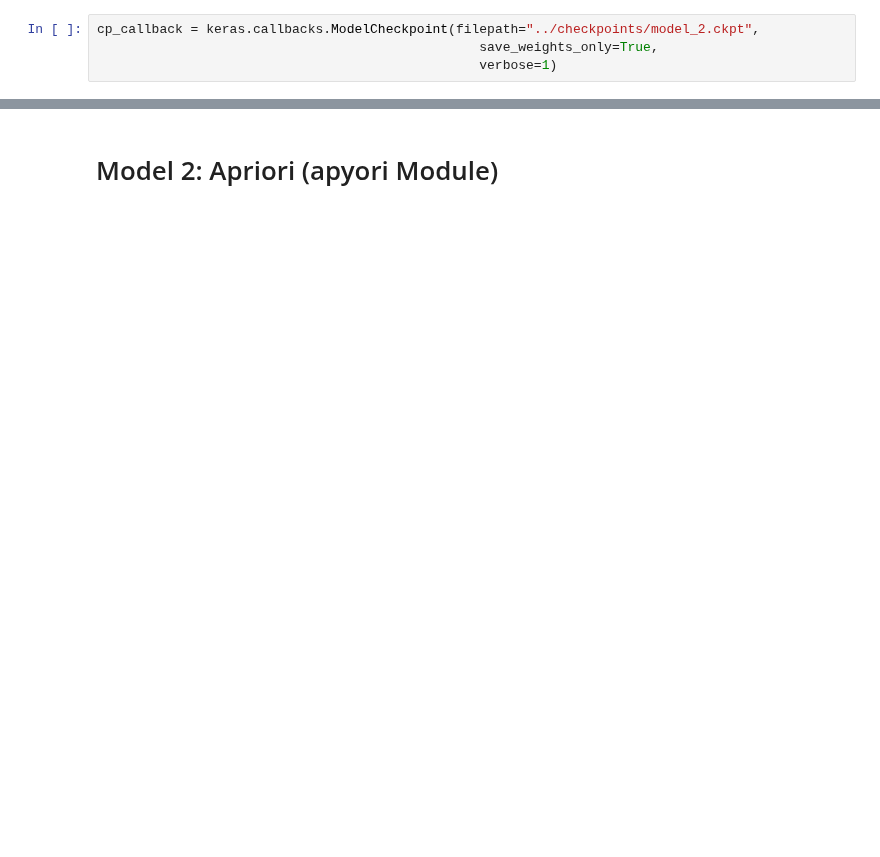
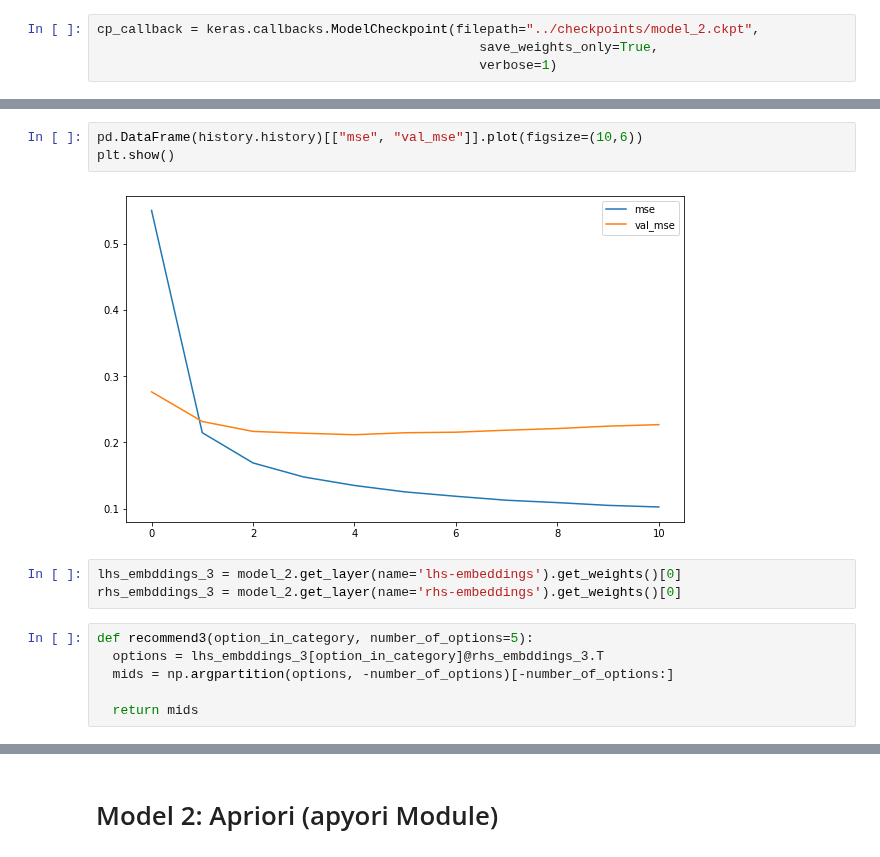
Before and after one commit to melihkacaman/Option-Matrix-Factorization, a Jupyter notebook: notebooks/03. Model Creation.ipynb, the cells around one changed output, grey strips where cells are left out. Saved outputs shown, nothing was run; the diff lists cells and outputs as text; blank space fills up the shorter version.

```diff
--- a/notebooks/03. Model Creation.ipynb
+++ b/notebooks/03. Model Creation.ipynb
@@ -577,0 +596,14 @@ history = model_2.fit(
+# %%
+pd.DataFrame(history.history)[["mse", "val_mse"]].plot(figsize=(10,6))
+plt.show()
+# %% [output]
+[figure, added]
+# %%
+lhs_embddings_3 = model_2.get_layer(name='lhs-embeddings').get_weights()[0]
+rhs_embddings_3 = model_2.get_layer(name='rhs-embeddings').get_weights()[0]
+# %%
+def recommend3(option_in_category, number_of_options=5):
+  options = lhs_embddings_3[option_in_category]@rhs_embddings_3.T
+  mids = np.argpartition(options, -number_of_options)[-number_of_options:]
+
+  return mids
```
Also changed, not shown: parts of 12 cells of this notebook, 2 other files.
